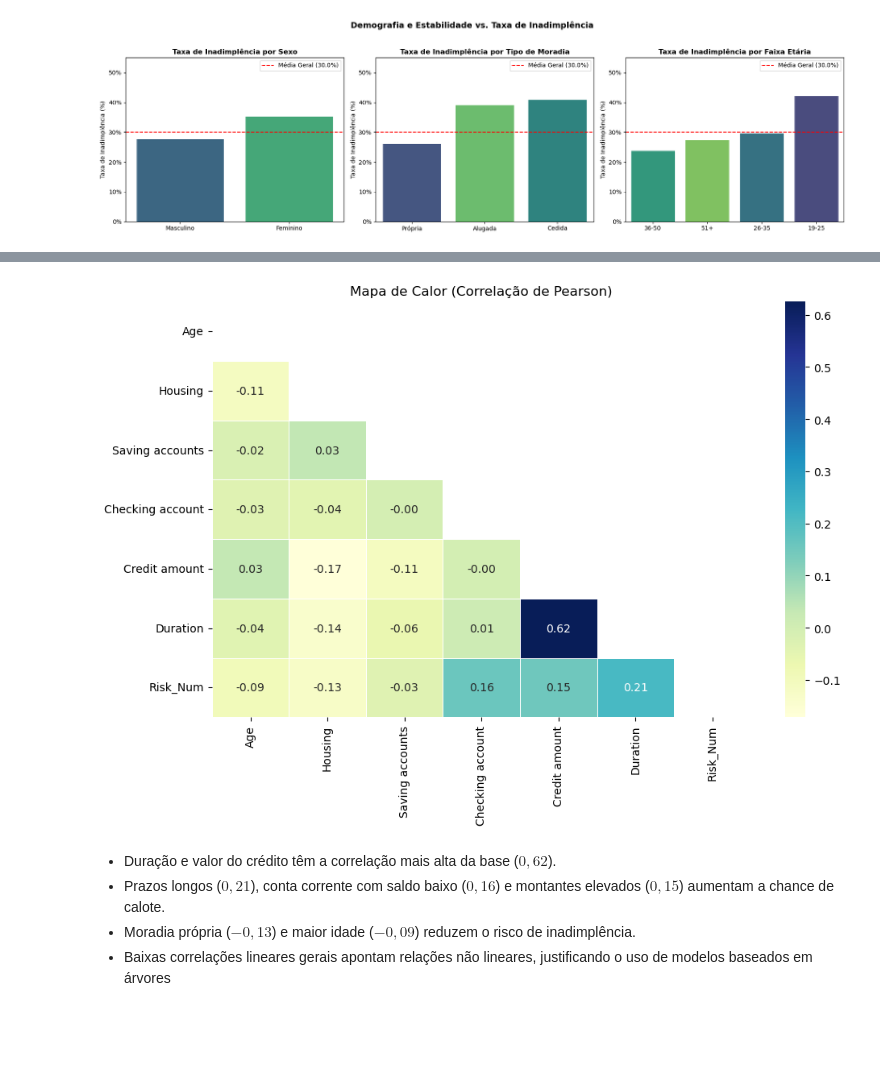
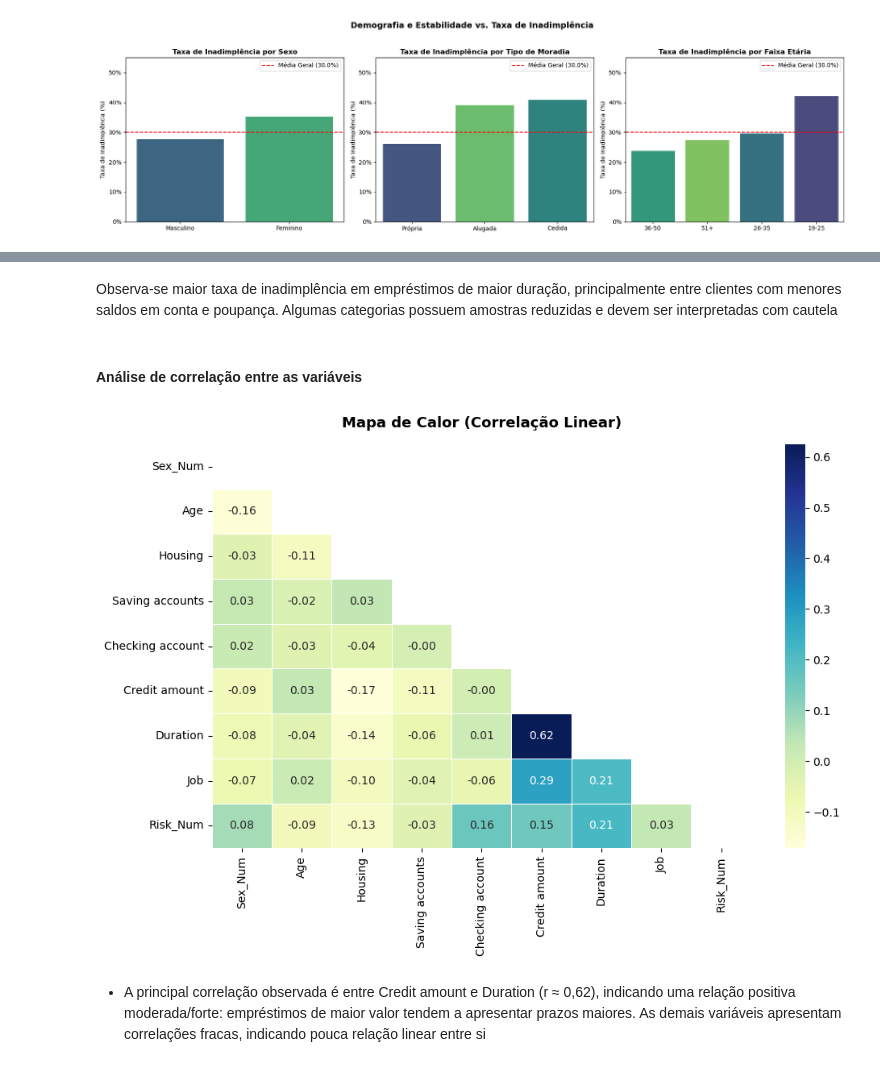
Before and after one commit to VincTorres/Credit_Risk, a Jupyter notebook: notebooks/01_EDA.ipynb, the cells around one changed output, grey strips where cells are left out. Drawn from its saved outputs; the diff is of its cells as text; code cells hidden in the pictures; blank space fills up the shorter version.

```diff
--- a/notebooks/01_EDA.ipynb
+++ b/notebooks/01_EDA.ipynb
@@ -325,14 +520,14 @@ grid2_config = [
     {
         'col': 'Saving accounts',
         'title': 'Conta Poupança',
-        'labels': {'little': 'Baixa', 'moderate': 'Média', 'quite rich': 'Alta', 'rich': 'Muito Alta'},
-        'rot': 15
+        'labels': {'little': 'Saldo Baixo', 'moderate': 'Saldo Médio', 'quite rich': 'Saldo Alto', 'rich': 'Saldo Muito Alto'},
+        'rot': 30
     },
     {
         'col': 'Checking account',
         'title': 'Conta Corrente',
-        'labels': {'little': 'Baixa', 'moderate': 'Média', 'rich': 'Alta'},
-        'rot': 0
+        'labels': {'little': 'Saldo Baixo', 'moderate': 'Saldo Médio', 'rich': 'Saldo Alto'},
+        'rot': 30
     },
     {
         'col': 'Job',
@@ -467,39 +846,59 @@ O valor nulo (NaN) não representa perda aleatória de dados, mas sim uma caract
+# %% [markdown]
+Observa-se maior taxa de inadimplência em empréstimos de maior duração, principalmente entre clientes com menores saldos em conta e poupança. Algumas categorias possuem amostras reduzidas e devem ser interpretadas com cautela
+# %% [markdown]
+#### Análise de correlação entre as variáveis
 # %%
+import numpy as np
+import matplotlib.pyplot as plt
+import seaborn as sns
+
 df_heatmap = df.copy()
+
 def SC_LabelEncoder(x):
     val = str(x).lower()
     if "little" in val: return 1
     elif "moderate" in val: return 2
     elif "quite rich" in val: return 3
     elif "rich" in val: return 4
     else: return 0
 
 def H_LabelEncoder(x):
     val = str(x).lower()
     if "free" in val: return 0
     elif "rent" in val: return 1
     elif "own" in val: return 2
     else: return 0
 
+
+def Job_LabelEncoder(x):
+    val = str(x)
+    if val == 'Não qualificado / Não residente': return 0
+    elif val == 'Não qualificado / Residente': return 1
+    elif val == 'Qualificado': return 2
+    elif val == 'Altamente qualificado / Gestão': return 3
+    else:
+
+        try: return int(val)
+        except: return 0
+
 df_heatmap["Saving accounts"] = df_heatmap["Saving accounts"].apply(SC_LabelEncoder)
 df_heatmap["Checking account"] = df_heatmap["Checking account"].apply(SC_LabelEncoder)
 df_heatmap["Housing"] = df_heatmap["Housing"].apply(H_LabelEncoder)
+df_heatmap["Job"] = df_heatmap["Job"].apply(Job_LabelEncoder)
 
 df_heatmap['Risk_Num'] = df_heatmap['Risk'].map({'good': 0, 'bad': 1})
+df_heatmap['Sex_Num'] = df_heatmap['Sex'].map({'male': 0, 'female': 1})
 
-cols = ['Age', 'Housing', 'Saving accounts', 'Checking account', 'Credit amount', 'Duration', 'Risk_Num']
+cols = ['Sex_Num', 'Age', 'Housing', 'Saving accounts', 'Checking account', 'Credit amount', 'Duration', 'Job', 'Risk_Num']
 corr = df_heatmap[cols].corr()
 
-plt.figure(figsize=(10,7))
+plt.figure(figsize=(10, 7))
 mask = np.triu(np.ones_like(corr, dtype=bool))
 sns.heatmap(corr, mask=mask, annot=True, cmap="YlGnBu", linewidths=.5, fmt=".2f")
-plt.title("Mapa de Calor (Correlação de Pearson)")
+plt.title("Mapa de Calor (Correlação Linear)", fontsize=13, fontweight='bold', pad=15)
 plt.tight_layout()
 plt.show()
 # %% [output]
-[figure, old version]
+[figure, new version]
 # %% [markdown]
-- Duração e valor do crédito têm a correlação mais alta da base ($0{,}62$).
-- Prazos longos ($0{,}21$), conta corrente com saldo baixo ($0{,}16$) e montantes elevados ($0{,}15$) aumentam a chance de calote.
-- Moradia própria ($-0{,}13$) e maior idade ($-0{,}09$) reduzem o risco de inadimplência.
-- Baixas correlações lineares gerais apontam relações não lineares, justificando o uso de modelos baseados em árvores
+- A principal correlação observada é entre Credit amount e Duration (r ≈ 0,62), indicando uma relação positiva moderada/forte: empréstimos de maior valor tendem a apresentar prazos maiores. As demais variáveis apresentam correlações fracas, indicando pouca relação linear entre si
```
Also changed, not shown: parts of 22 cells of this notebook, 1 other file.
